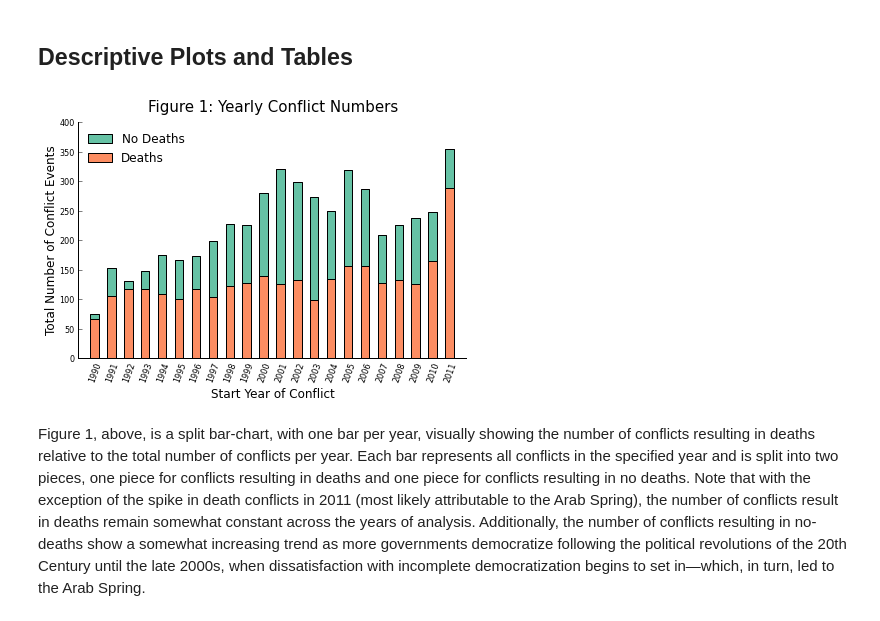
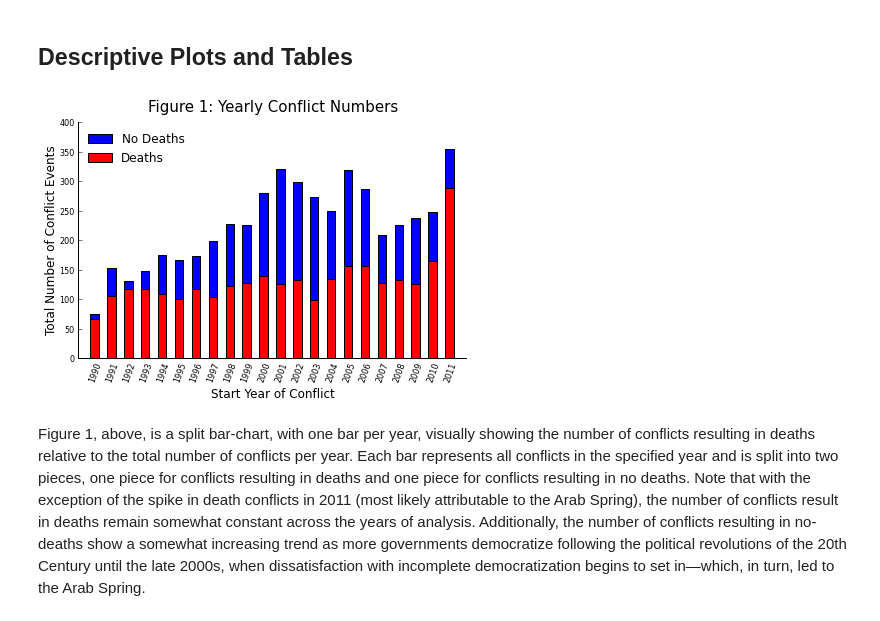
Before and after one commit to boyasm/STAT-222, a Jupyter notebook: Boyas 222 Project.ipynb, the cells around one changed output. Cells and saved outputs as stored; diff of their text form; code cells hidden in the pictures.

```diff
--- a/Boyas 222 Project.ipynb
+++ b/Boyas 222 Project.ipynb
@@ -183,37 +184,37 @@ years = np.arange(1990, 2012, 1)
 
 ax = plt.subplot(111)
 width=0.5
-p1 = ax.bar(years, nodeaths, width, color=light[0], align='center')
-p2 = ax.bar(years, deaths, width, color=light[1], align='center')
+p1 = ax.bar(years, nodeaths, width, color='b', align='center')
+p2 = ax.bar(years, deaths, width, color='r', align='center')
 axesToLose = ['top', 'right']
 for axis in axesToLose:
     ax.spines[axis].set_visible(False)
 
 ax.xaxis.set_ticks_position('none')
 ax.yaxis.set_ticks_position('left')
 
 legend = ax.legend( (p1[0], p2[0]), ('No Deaths', 'Deaths'), loc=2, prop={'size':12})
 legend.get_frame().set_linewidth(0.0)
 
 ax.set_ylabel('Total Number of Conflict Events', fontsize=12)
 ylabs = ['' for x in range(0, 9, 1) ]
 for i in range(0, 9, 1):
     ylabs[i] = str(range(0, 450, 50)[i])
 
 ax.set_yticklabels(ylabs, fontsize=8)
 
 ax.set_xlabel('Start Year of Conflict', fontsize=12)
 ax.set_xlim((1989, 2012))
 
 ax.set_xticks(years)
 ax.set_xticklabels(years, rotation=70, fontsize=8)
 plt.subplots_adjust(bottom=0.11, left=0.09, right=0.99, top=0.93)
 
 ax.set_title('Figure 1: Yearly Conflict Numbers \n', fontsize=15)
 
 plt.savefig('fig1.pdf', format='pdf', bbox_inches='tight')
 # %% [output]
-[figure, old version]
+[figure, new version]
 # %% [markdown]
 Figure 1, above, is a split bar-chart, with one bar per year, visually showing the number of conflicts resulting in deaths relative to the total number of conflicts per year. Each bar represents all conflicts in the specified year and is split into two pieces, one piece for conflicts resulting in deaths and one piece for conflicts resulting in no deaths.  Note that with the exception of the spike in death conflicts in 2011 (most likely attributable to the Arab Spring), the number of conflicts result in deaths remain somewhat constant across the years of analysis.  Additionally, the number of conflicts resulting in no-deaths show a somewhat increasing trend as more governments democratize following the political revolutions of the 20th Century until the late 2000s, when dissatisfaction with incomplete democratization begins to set in&mdash;which, in turn, led to the Arab Spring.
 # %%
```
Also changed, not shown: parts of 19 cells of this notebook, 2 other files.
